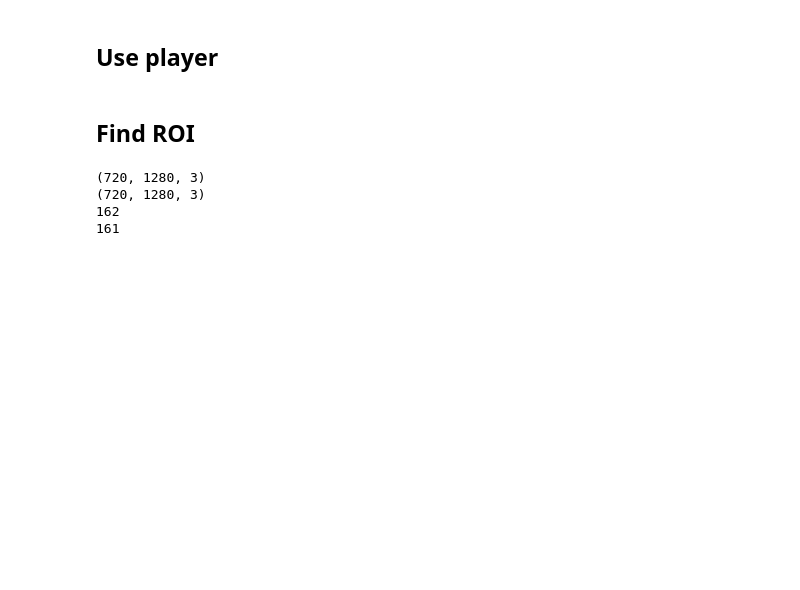
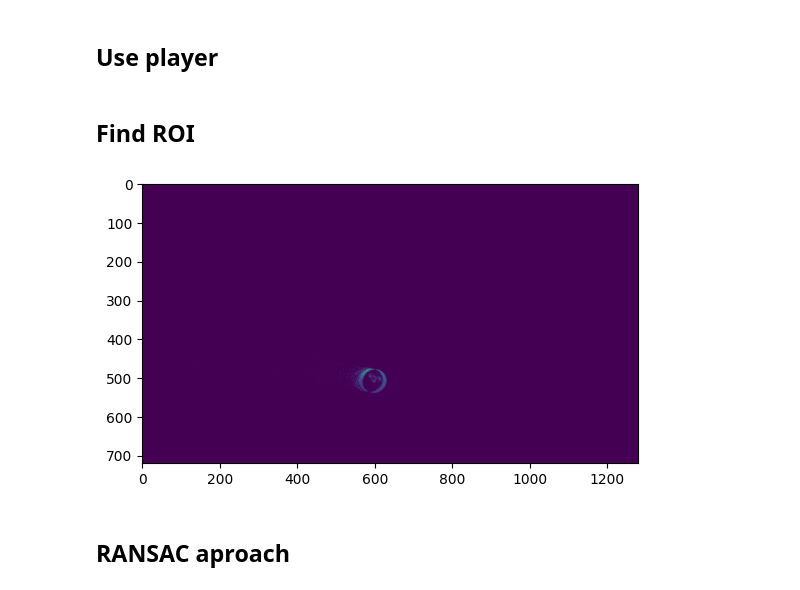
Before and after one commit to leviN1998/Master_Thesis, a Jupyter notebook: notebooks/6.0-lk-cut-ball_gun-recording.ipynb, the cells around one changed output. Cells and saved outputs as stored; diff of their text form; code cells hidden in the pictures; blank space fills up the shorter version.

Commit message:
image backgrounf

```diff
--- a/notebooks/6.0-lk-cut-ball_gun-recording.ipynb
+++ b/notebooks/6.0-lk-cut-ball_gun-recording.ipynb
@@ -385,35 +150,2 @@ class BallDetector:
 # %% [markdown]
 ## Find ROI
-# %%
-timestep_s = timeframe_us * 1e-6
-ball_det = BallDetector(720, 1280, timestep_s)
-frame_ev = eventIO.buffer_to_array(buf_spike1)
-ev_it = eventIO.EventIterator(frame_ev, tw_us=timeframe_us)
-debug_imgs = []
-erode_cnt = 0
-
-for evs in ev_it:
-    if evs.shape[0] > 0:
-        t_last = evs["t"][-1]
-        ball_det.update_eros(evs)
-        center, r = ball_det.detect_ball(ball_det.eros.ts)
-        if center is not None:
-            debug_img = ball_det.plot_ball(ball_det.eros.ts, center, r)
-        else:
-            debug_img = ball_det.eros.ts.copy()
-
-        debug_imgs.append(np.transpose(debug_img, (0, 1, 2)))
-
-    erode_cnt += 1
-    if erode_cnt % 3 == 0:
-        ball_det.eros.clean()
-# %%
-print(frames_img[0].shape)
-print(debug_imgs[0].shape)
-print(len(frames_img))
-print(len(debug_imgs))
-# %% [output]
-(720, 1280, 3)
-(720, 1280, 3)
-162
-161
@@ -422,0 +152,18 @@ app.mainloop()
+# %%
+evs_mv = eventIO.buffer_to_array(buf_spike1)
+ev_it = eventIO.EventIterator(evs_mv, tw_us=timeframe_us)
+number = 70
+i = 0
+
+for evs in ev_it:
+    frame0 = evs
+    i += 1
+    if i == number:
+        break
+
+plt.imshow(event_representations.events_to_image(frame0["x"], frame0["y"], frame0["t"], frame0["p"]))
+plt.show()
+# %% [output]
+[figure, added]
+# %% [markdown]
+## RANSAC aproach
```
Also changed, not shown: parts of 17 cells of this notebook, 3 other files.
